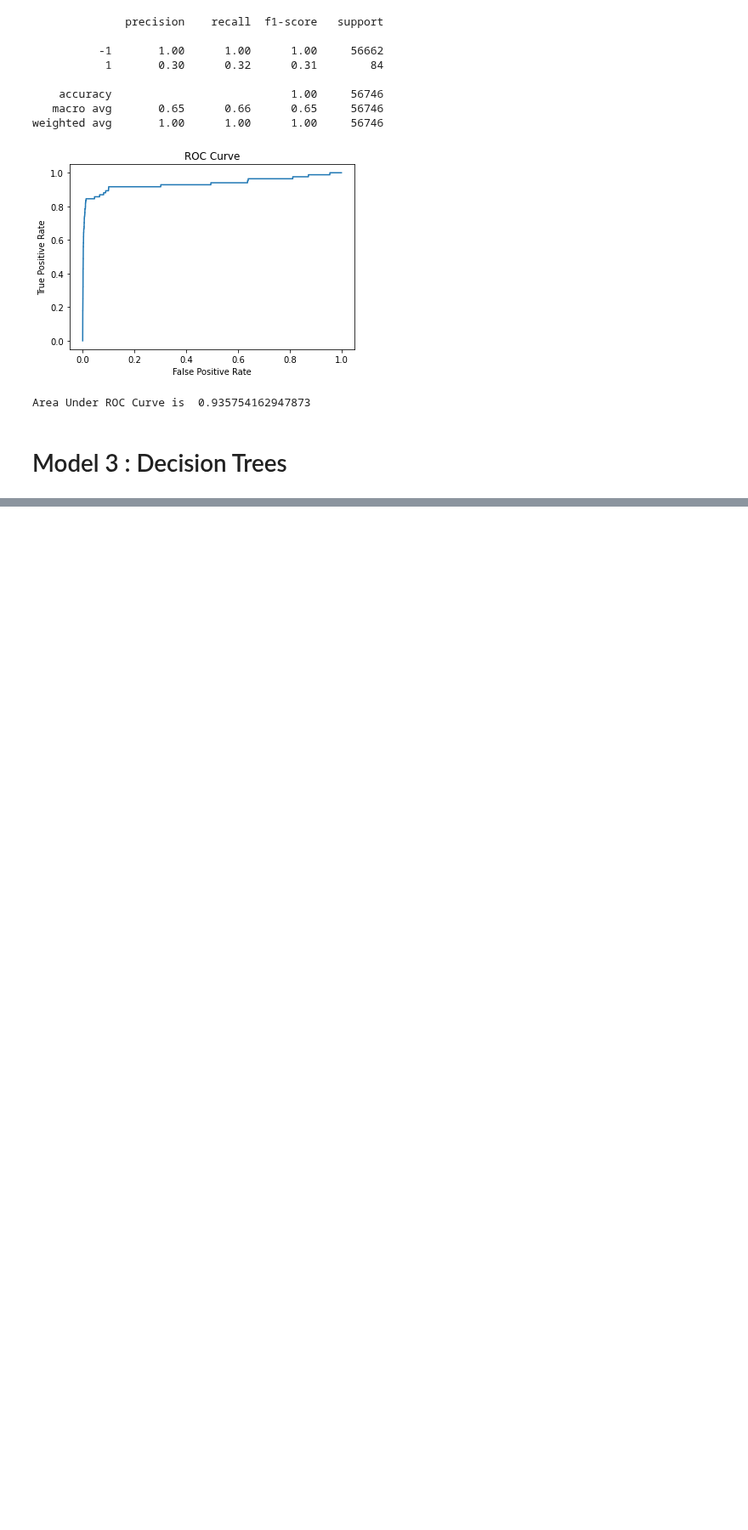
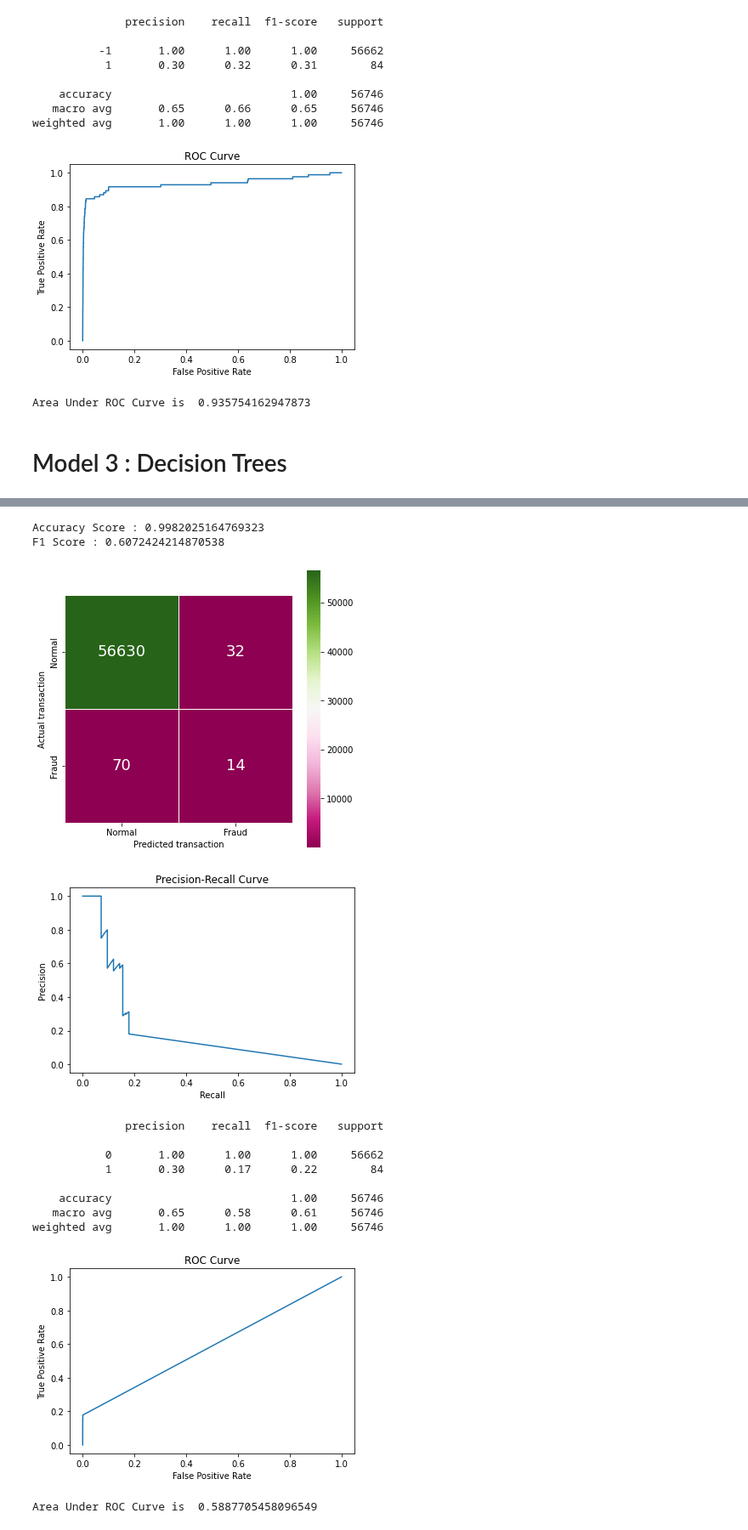
Before and after one commit to PHNPR/Credit-Card-Fraud-Detection, a Jupyter notebook: Credit Card Fraud.ipynb, the cells around one changed output, grey strips where cells are left out. Shown at 85% size. Drawn from its saved outputs; the diff is of its cells as text; code cells hidden in the pictures; blank space fills up the shorter version.

```diff
--- a/Credit Card Fraud.ipynb
+++ b/Credit Card Fraud.ipynb
@@ -346,0 +390,17 @@ Area Under ROC Curve is  0.9516580987341816
+# %%
+knn_predict(X_test,Y_test)
+# %% [output]
+Accuracy Score : 0.9982025164769323
+F1 Score : 0.6072424214870538
+[figure, added]
+[figure, added]
+              precision    recall  f1-score   support
+
+           0       1.00      1.00      1.00     56662
+           1       0.30      0.17      0.22        84
+
+    accuracy                           1.00     56746
+   macro avg       0.65      0.58      0.61     56746
+weighted avg       1.00      1.00      1.00     56746
+[figure, added]
+Area Under ROC Curve is  0.5887705458096549
```
Also changed, not shown: parts of 9 cells of this notebook.
